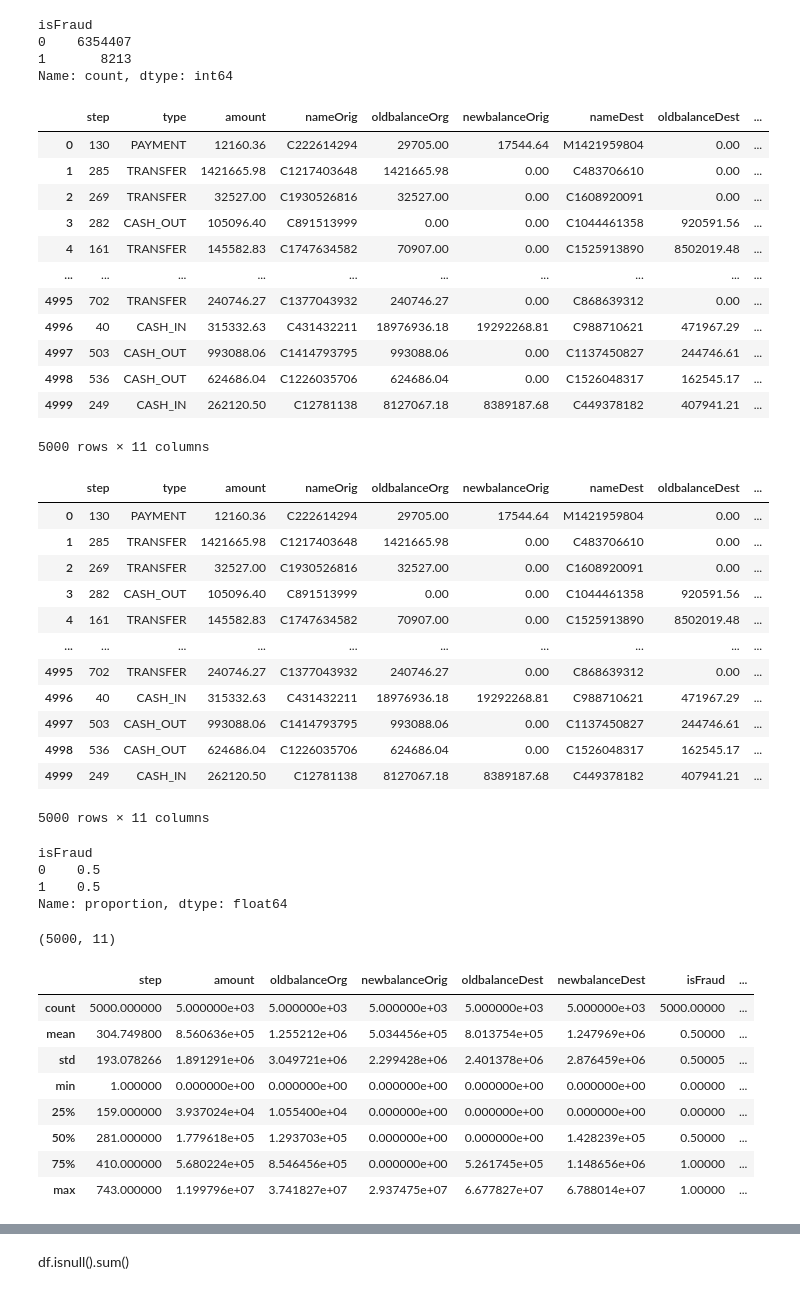
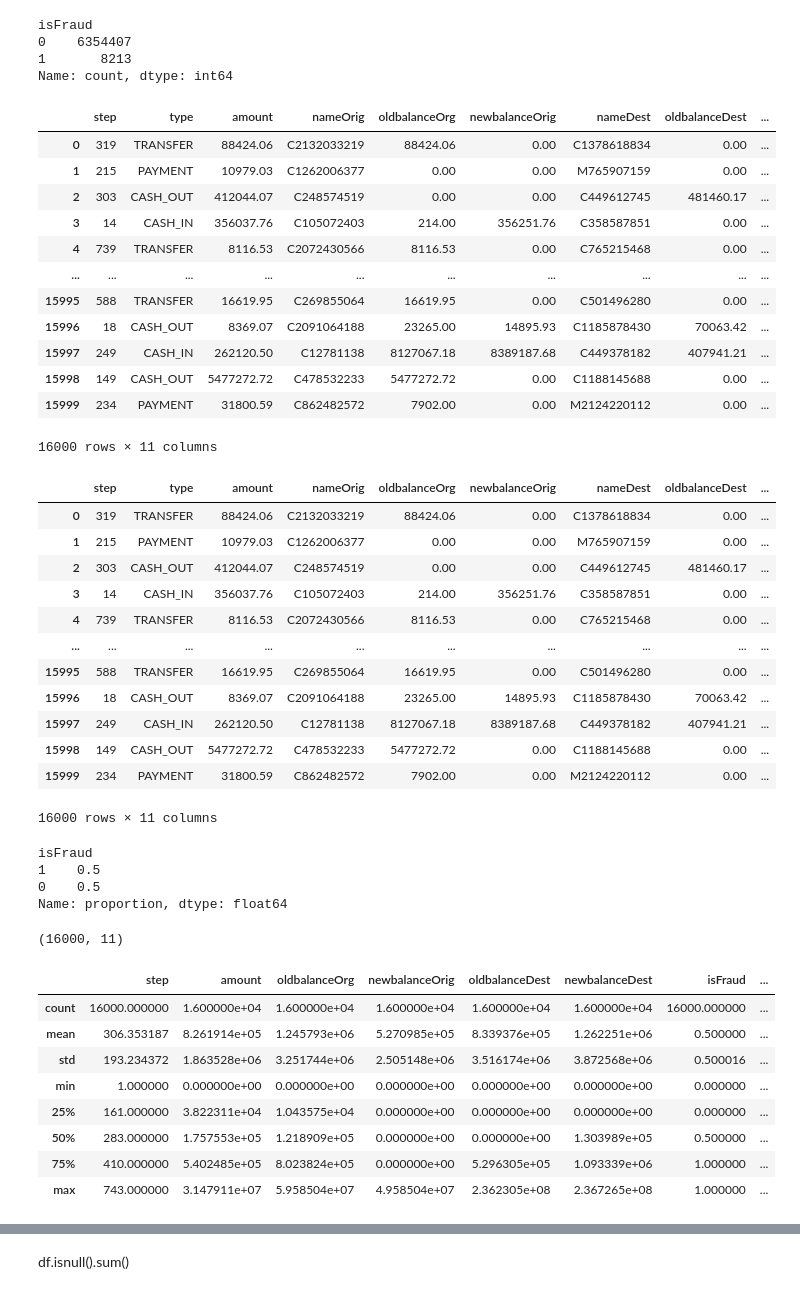
Before and after one commit to bytesbyt/ds_fraud_detection, a Jupyter notebook: fraud_detection.ipynb, the cells around one changed output, grey strips where cells are left out. Saved outputs shown, nothing was run; the diff lists cells and outputs as text; code cells hidden in the pictures.

```diff
--- a/fraud_detection.ipynb
+++ b/fraud_detection.ipynb
@@ -69,65 +70,65 @@ isFraud
 Name: count, dtype: int64
 # %%
 # Create_subset of the df
-df_0 = df[df["isFraud"] == 0].sample(n=2500, random_state=42)
-df_1 = df[df["isFraud"] == 1].sample(n=2500, random_state=42)
+df_0 = df[df["isFraud"] == 0].sample(n=8000, random_state=42)
+df_1 = df[df["isFraud"] == 1].sample(n=8000, random_state=42)
 
 df = pd.concat([df_0, df_1]).sample(frac=1, random_state=42).reset_index(drop=True)
 df
 # %% [output]
 |  | step | type | amount | nameOrig | oldbalanceOrg | newbalanceOrig | nameDest | oldbalanceDest | ... |
-| 0 | 130 | PAYMENT | 12160.36 | C222614294 | 29705.00 | 17544.64 | M1421959804 | 0.00 | ... |
-| 1 | 285 | TRANSFER | 1421665.98 | C1217403648 | 1421665.98 | 0.00 | C483706610 | 0.00 | ... |
-| 2 | 269 | TRANSFER | 32527.00 | C1930526816 | 32527.00 | 0.00 | C1608920091 | 0.00 | ... |
-| 3 | 282 | CASH_OUT | 105096.40 | C891513999 | 0.00 | 0.00 | C1044461358 | 920591.56 | ... |
-| 4 | 161 | TRANSFER | 145582.83 | C1747634582 | 70907.00 | 0.00 | C1525913890 | 8502019.48 | ... |
+| 0 | 319 | TRANSFER | 88424.06 | C2132033219 | 88424.06 | 0.00 | C1378618834 | 0.00 | ... |
+| 1 | 215 | PAYMENT | 10979.03 | C1262006377 | 0.00 | 0.00 | M765907159 | 0.00 | ... |
+| 2 | 303 | CASH_OUT | 412044.07 | C248574519 | 0.00 | 0.00 | C449612745 | 481460.17 | ... |
+| 3 | 14 | CASH_IN | 356037.76 | C105072403 | 214.00 | 356251.76 | C358587851 | 0.00 | ... |
+| 4 | 739 | TRANSFER | 8116.53 | C2072430566 | 8116.53 | 0.00 | C765215468 | 0.00 | ... |
 | ... | ... | ... | ... | ... | ... | ... | ... | ... | ... |
-| 4995 | 702 | TRANSFER | 240746.27 | C1377043932 | 240746.27 | 0.00 | C868639312 | 0.00 | ... |
-| 4996 | 40 | CASH_IN | 315332.63 | C431432211 | 18976936.18 | 19292268.81 | C988710621 | 471967.29 | ... |
-| 4997 | 503 | CASH_OUT | 993088.06 | C1414793795 | 993088.06 | 0.00 | C1137450827 | 244746.61 | ... |
-| 4998 | 536 | CASH_OUT | 624686.04 | C1226035706 | 624686.04 | 0.00 | C1526048317 | 162545.17 | ... |
-| 4999 | 249 | CASH_IN | 262120.50 | C12781138 | 8127067.18 | 8389187.68 | C449378182 | 407941.21 | ... |
+| 15995 | 588 | TRANSFER | 16619.95 | C269855064 | 16619.95 | 0.00 | C501496280 | 0.00 | ... |
+| 15996 | 18 | CASH_OUT | 8369.07 | C2091064188 | 23265.00 | 14895.93 | C1185878430 | 70063.42 | ... |
+| 15997 | 249 | CASH_IN | 262120.50 | C12781138 | 8127067.18 | 8389187.68 | C449378182 | 407941.21 | ... |
+| 15998 | 149 | CASH_OUT | 5477272.72 | C478532233 | 5477272.72 | 0.00 | C1188145688 | 0.00 | ... |
+| 15999 | 234 | PAYMENT | 31800.59 | C862482572 | 7902.00 | 0.00 | M2124220112 | 0.00 | ... |
-5000 rows × 11 columns
+16000 rows × 11 columns
 # %%
 df.reset_index(drop=True)
 # %% [output]
 |  | step | type | amount | nameOrig | oldbalanceOrg | newbalanceOrig | nameDest | oldbalanceDest | ... |
-| 0 | 130 | PAYMENT | 12160.36 | C222614294 | 29705.00 | 17544.64 | M1421959804 | 0.00 | ... |
-| 1 | 285 | TRANSFER | 1421665.98 | C1217403648 | 1421665.98 | 0.00 | C483706610 | 0.00 | ... |
-| 2 | 269 | TRANSFER | 32527.00 | C1930526816 | 32527.00 | 0.00 | C1608920091 | 0.00 | ... |
-| 3 | 282 | CASH_OUT | 105096.40 | C891513999 | 0.00 | 0.00 | C1044461358 | 920591.56 | ... |
-| 4 | 161 | TRANSFER | 145582.83 | C1747634582 | 70907.00 | 0.00 | C1525913890 | 8502019.48 | ... |
+| 0 | 319 | TRANSFER | 88424.06 | C2132033219 | 88424.06 | 0.00 | C1378618834 | 0.00 | ... |
+| 1 | 215 | PAYMENT | 10979.03 | C1262006377 | 0.00 | 0.00 | M765907159 | 0.00 | ... |
+| 2 | 303 | CASH_OUT | 412044.07 | C248574519 | 0.00 | 0.00 | C449612745 | 481460.17 | ... |
+| 3 | 14 | CASH_IN | 356037.76 | C105072403 | 214.00 | 356251.76 | C358587851 | 0.00 | ... |
+| 4 | 739 | TRANSFER | 8116.53 | C2072430566 | 8116.53 | 0.00 | C765215468 | 0.00 | ... |
 | ... | ... | ... | ... | ... | ... | ... | ... | ... | ... |
-| 4995 | 702 | TRANSFER | 240746.27 | C1377043932 | 240746.27 | 0.00 | C868639312 | 0.00 | ... |
-| 4996 | 40 | CASH_IN | 315332.63 | C431432211 | 18976936.18 | 19292268.81 | C988710621 | 471967.29 | ... |
-| 4997 | 503 | CASH_OUT | 993088.06 | C1414793795 | 993088.06 | 0.00 | C1137450827 | 244746.61 | ... |
-| 4998 | 536 | CASH_OUT | 624686.04 | C1226035706 | 624686.04 | 0.00 | C1526048317 | 162545.17 | ... |
-| 4999 | 249 | CASH_IN | 262120.50 | C12781138 | 8127067.18 | 8389187.68 | C449378182 | 407941.21 | ... |
+| 15995 | 588 | TRANSFER | 16619.95 | C269855064 | 16619.95 | 0.00 | C501496280 | 0.00 | ... |
+| 15996 | 18 | CASH_OUT | 8369.07 | C2091064188 | 23265.00 | 14895.93 | C1185878430 | 70063.42 | ... |
+| 15997 | 249 | CASH_IN | 262120.50 | C12781138 | 8127067.18 | 8389187.68 | C449378182 | 407941.21 | ... |
+| 15998 | 149 | CASH_OUT | 5477272.72 | C478532233 | 5477272.72 | 0.00 | C1188145688 | 0.00 | ... |
+| 15999 | 234 | PAYMENT | 31800.59 | C862482572 | 7902.00 | 0.00 | M2124220112 | 0.00 | ... |
-5000 rows × 11 columns
+16000 rows × 11 columns
 # %%
 print(df['isFraud'].value_counts(normalize=True))
 # %% [output]
 isFraud
+1    0.5
 0    0.5
-1    0.5
 Name: proportion, dtype: float64
 # %%
 # Dimensions
 df.shape
 # %% [output]
-(5000, 11)
+(16000, 11)
 # %%
 df.describe()
 # %% [output]
 |  | step | amount | oldbalanceOrg | newbalanceOrig | oldbalanceDest | newbalanceDest | isFraud | ... |
-| count | 5000.000000 | 5.000000e+03 | 5.000000e+03 | 5.000000e+03 | 5.000000e+03 | 5.000000e+03 | 5000.00000 | ... |
-| mean | 304.749800 | 8.560636e+05 | 1.255212e+06 | 5.034456e+05 | 8.013754e+05 | 1.247969e+06 | 0.50000 | ... |
-| std | 193.078266 | 1.891291e+06 | 3.049721e+06 | 2.299428e+06 | 2.401378e+06 | 2.876459e+06 | 0.50005 | ... |
-| min | 1.000000 | 0.000000e+00 | 0.000000e+00 | 0.000000e+00 | 0.000000e+00 | 0.000000e+00 | 0.00000 | ... |
-| 25% | 159.000000 | 3.937024e+04 | 1.055400e+04 | 0.000000e+00 | 0.000000e+00 | 0.000000e+00 | 0.00000 | ... |
-| 50% | 281.000000 | 1.779618e+05 | 1.293703e+05 | 0.000000e+00 | 0.000000e+00 | 1.428239e+05 | 0.50000 | ... |
-| 75% | 410.000000 | 5.680224e+05 | 8.546456e+05 | 0.000000e+00 | 5.261745e+05 | 1.148656e+06 | 1.00000 | ... |
-| max | 743.000000 | 1.199796e+07 | 3.741827e+07 | 2.937475e+07 | 6.677827e+07 | 6.788014e+07 | 1.00000 | ... |
+| count | 16000.000000 | 1.600000e+04 | 1.600000e+04 | 1.600000e+04 | 1.600000e+04 | 1.600000e+04 | 16000.000000 | ... |
+| mean | 306.353187 | 8.261914e+05 | 1.245793e+06 | 5.270985e+05 | 8.339376e+05 | 1.262251e+06 | 0.500000 | ... |
+| std | 193.234372 | 1.863528e+06 | 3.251744e+06 | 2.505148e+06 | 3.516174e+06 | 3.872568e+06 | 0.500016 | ... |
+| min | 1.000000 | 0.000000e+00 | 0.000000e+00 | 0.000000e+00 | 0.000000e+00 | 0.000000e+00 | 0.000000 | ... |
+| 25% | 161.000000 | 3.822311e+04 | 1.043575e+04 | 0.000000e+00 | 0.000000e+00 | 0.000000e+00 | 0.000000 | ... |
+| 50% | 283.000000 | 1.757553e+05 | 1.218909e+05 | 0.000000e+00 | 0.000000e+00 | 1.303989e+05 | 0.500000 | ... |
+| 75% | 410.000000 | 5.402485e+05 | 8.023824e+05 | 0.000000e+00 | 5.296305e+05 | 1.093339e+06 | 1.000000 | ... |
+| max | 743.000000 | 3.147911e+07 | 5.958504e+07 | 4.958504e+07 | 2.362305e+08 | 2.367265e+08 | 1.000000 | ... |
 # %%
 df.isnull()
 # %% [output]
```
Also changed, not shown: parts of 14 cells of this notebook.
